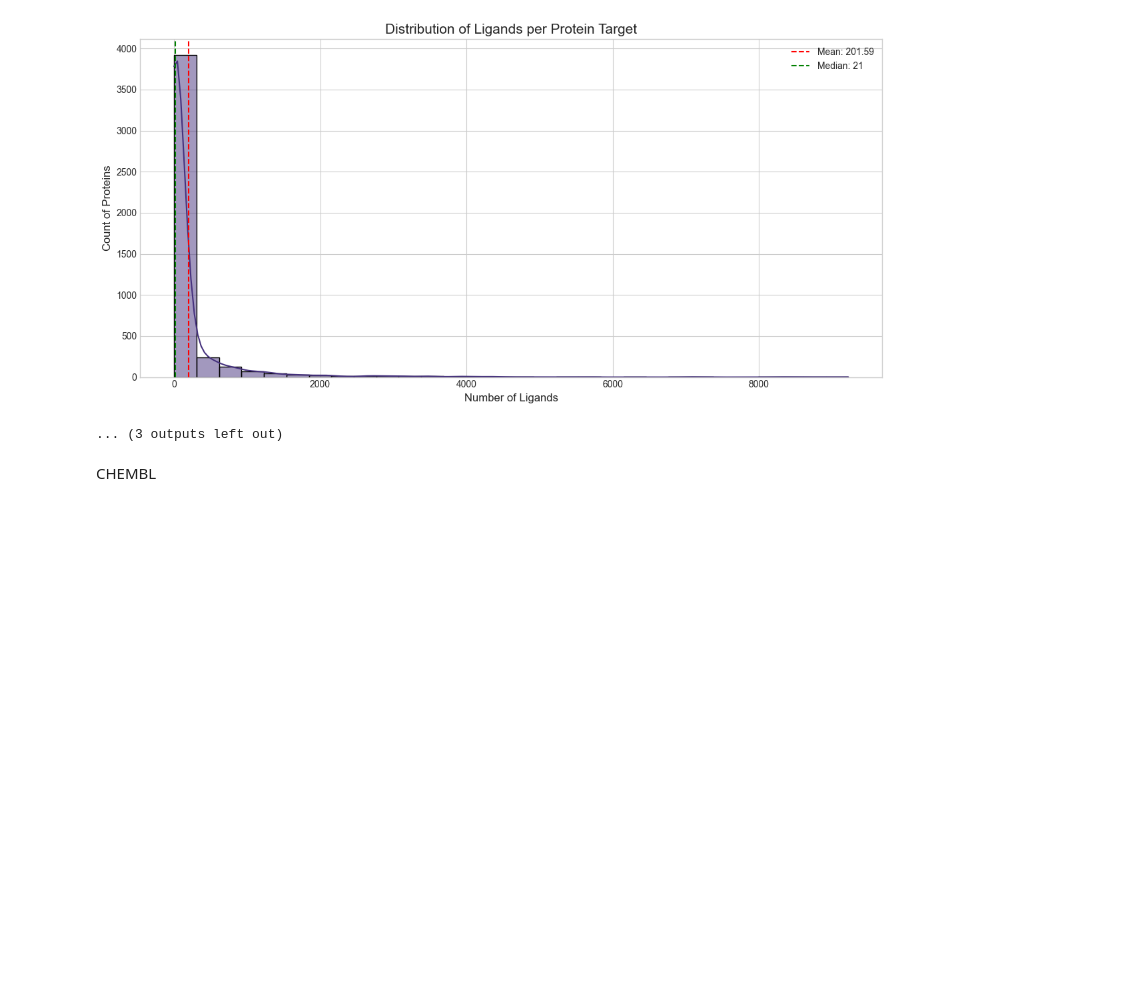
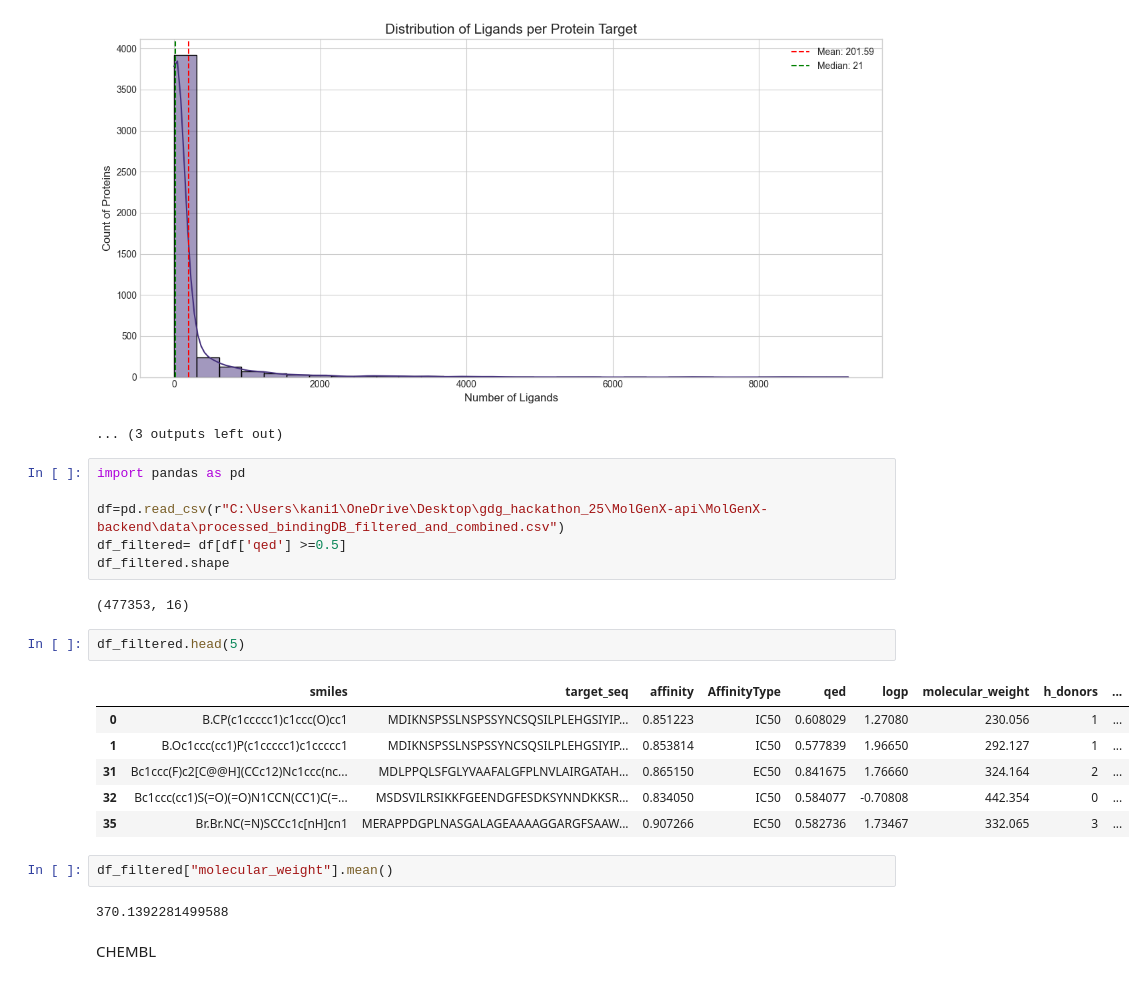
Before and after one commit to https-kanika/MolGenX-backend, a Jupyter notebook: EDA/datasets-summary.ipynb, the cells around one changed output. Cells and saved outputs as stored; diff of their text form; blank space fills up the shorter version.

```diff
--- a/EDA/datasets-summary.ipynb
+++ b/EDA/datasets-summary.ipynb
@@ -964,6 +964,27 @@ Ligands per protein target:
   Targets with only one ligand: 512 (11.28%)
 [figure]
 ... (3 outputs left out)
+# %%
+import pandas as pd
+
+df=pd.read_csv(r"C:\Users\kani1\OneDrive\Desktop\gdg_hackathon_25\MolGenX-api\MolGenX-backend\data\processed_bindingDB_filtered_and_combined.csv")
+df_filtered= df[df['qed'] >=0.5]
+df_filtered.shape
+# %% [output]
+(477353, 16)
+# %%
+df_filtered.head(5)
+# %% [output]
+|  | smiles | target_seq | affinity | AffinityType | qed | logp | molecular_weight | h_donors | ... |
+| 0 | B.CP(c1ccccc1)c1ccc(O)cc1 | MDIKNSPSSLNSPSSYNCSQSILPLEHGSIYIP... | 0.851223 | IC50 | 0.608029 | 1.27080 | 230.056 | 1 | ... |
+| 1 | B.Oc1ccc(cc1)P(c1ccccc1)c1ccccc1 | MDIKNSPSSLNSPSSYNCSQSILPLEHGSIYIP... | 0.853814 | IC50 | 0.577839 | 1.96650 | 292.127 | 1 | ... |
+| 31 | Bc1ccc(F)c2[C@@H](CCc12)Nc1ccc(nc... | MDLPPQLSFGLYVAAFALGFPLNVLAIRGATAH... | 0.865150 | EC50 | 0.841675 | 1.76660 | 324.164 | 2 | ... |
+| 32 | Bc1ccc(cc1)S(=O)(=O)N1CCN(CC1)C(=... | MSDSVILRSIKKFGEENDGFESDKSYNNDKKSR... | 0.834050 | IC50 | 0.584077 | -0.70808 | 442.354 | 0 | ... |
+| 35 | Br.Br.NC(=N)SCCc1c[nH]cn1 | MERAPPDGPLNASGALAGEAAAAGGARGFSAAW... | 0.907266 | EC50 | 0.582736 | 1.73467 | 332.065 | 3 | ... |
+# %%
+df_filtered["molecular_weight"].mean()
+# %% [output]
+370.1392281499588
 # %% [markdown]
 CHEMBL
 # %%
```
Also changed, not shown: 2 other files.
